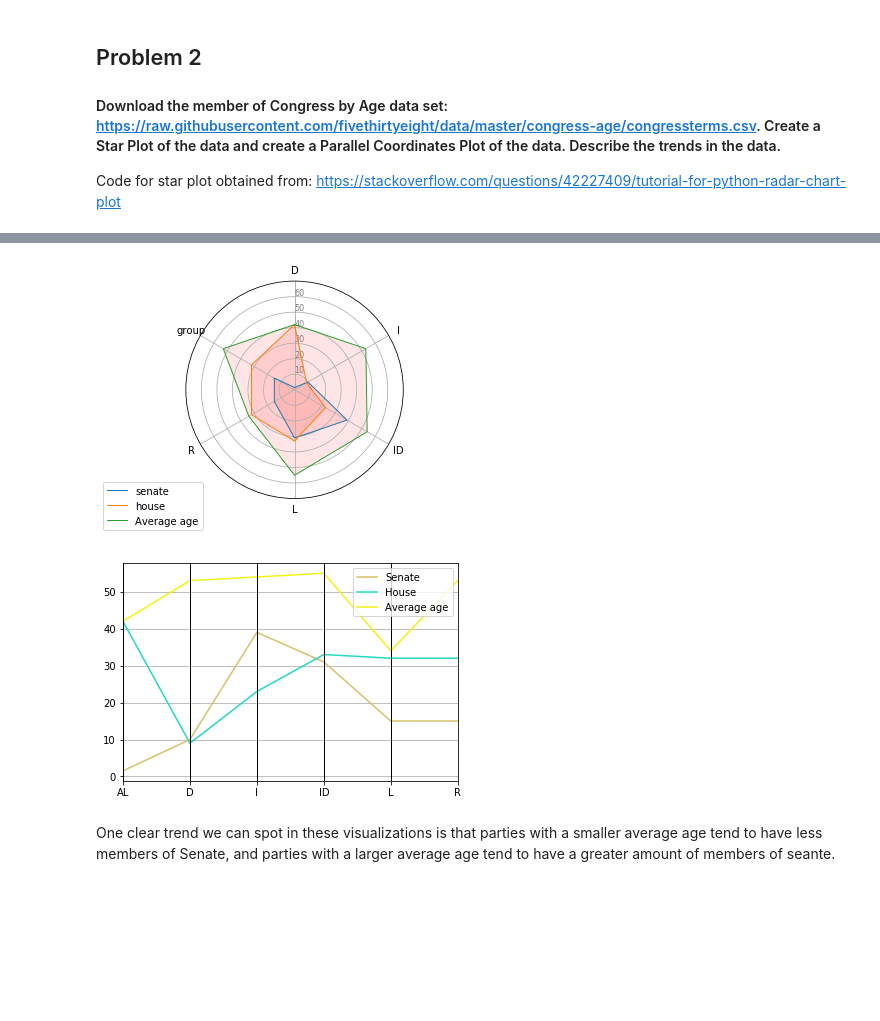
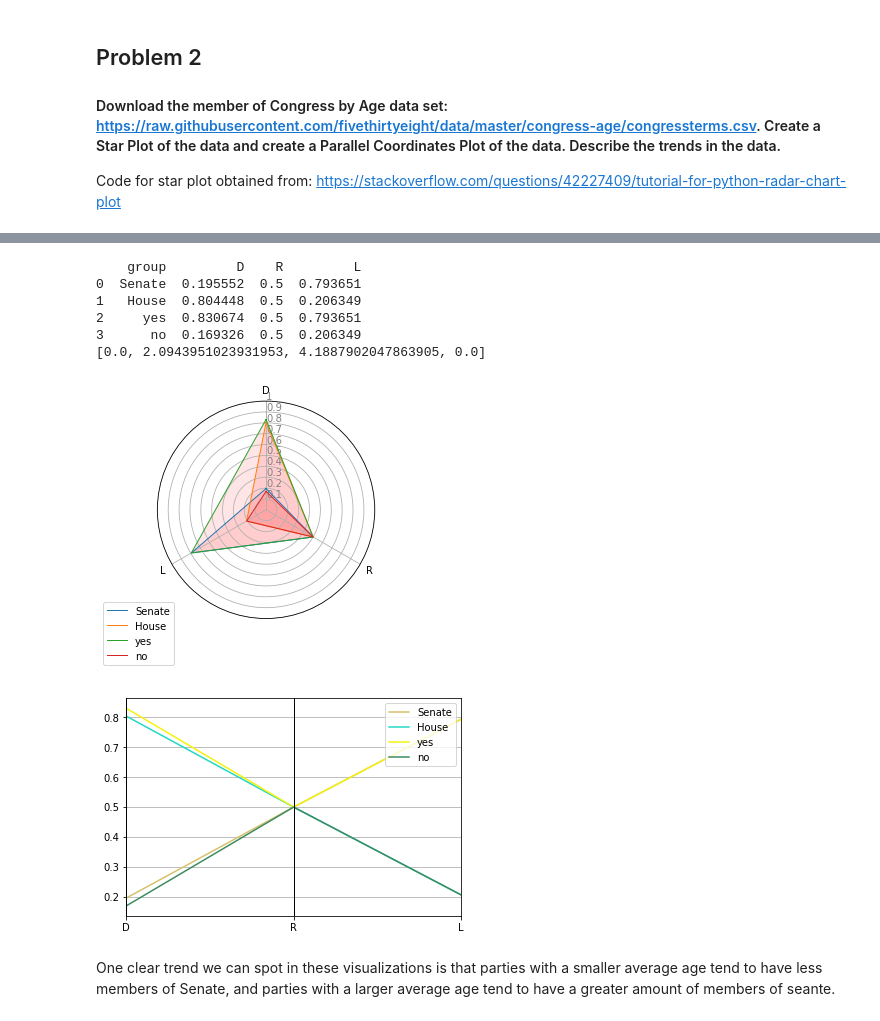
Before and after one commit to jesuszarate/VisForScientificData, a Jupyter notebook: Assignment1/Assignment1.ipynb, the cells around one changed output, grey strips where cells are left out. Drawn from its saved outputs; the diff is of its cells as text; code cells hidden in the pictures; blank space fills up the shorter version.

Commit message:
Getting better looking star plot using yes and no in incumbent col

```diff
--- a/Assignment1/Assignment1.ipynb
+++ b/Assignment1/Assignment1.ipynb
@@ -145,75 +213,85 @@ for d in data.iterrows():
 # %%
-group = ['senate','house','Average age']
-df = pd.DataFrame({
-'group': group,
-'AL': [ 1.5, 42, 42],
-'D': [ 10, 9, 53],
-'I': [ 39, 23, 54],
-'ID': [ 31, 33, 55],
-'L': [ 15, 32, 34],
-'R': [ 15, 32, 53],
-})
+# group = ['senate','house','Average age']
+# df = pd.DataFrame({
+# 'group': group,
+# 'AL': [ 1.5,42, 42],
+# 'D':  [ 10, 9,  53],
+# 'I':  [ 39, 23, 54],
+# 'ID': [ 31, 33, 55],
+# 'L':  [ 15, 32, 34],
+# 'R':  [ 15, 32, 53],
+# })
+
+print(df)
 
 # ------- PART 1: Create background
 
 # number of variable
 categories=list(df)[1:]
 N = len(categories)
 
-
 # What will be the angle of each axis in the plot? (we divide the plot / number of variable)
-# angles = [n / float(N) * 2 * pi for n in range(N)]
-# angles += angles[:1]
+angles = [n / float(N) * 2 * pi for n in range(N)]
+angles += angles[:1]
 
 
 # Initialise the spider plot
 ax = plt.subplot(111, polar=True)
 
-# # If you want the first axis to be on top:
+# # # If you want the first axis to be on top:
 ax.set_theta_offset(pi / 2)
 ax.set_theta_direction(-1)
 
-# # Draw one axe per variable + add labels labels yet
+# Draw one axe per variable + add labels labels yet
 plt.xticks(angles, categories)
+print(angles)
 
 # Draw ylabels
 ax.set_rlabel_position(0)
-plt.yticks([10,20,30,40,50,60], ["10","20","30","40","50","60"], color="grey", size=8)
-plt.ylim(0,70)
+plt.yticks([0.1,0.2,0.3,0.4,0.5,0.6,0.7,0.8,0.9,1],
+           ['0.1','0.2','0.3','0.4','0.5','0.6','0.7','0.8','0.9','1'],
+           color="grey", size=10)
+plt.ylim(0,1)
 
 # ------- PART 2: Add plots
-for i in range(0, 3):
+for i in range(0, 4):
     values=df.loc[i].drop('group').values.flatten().tolist()
     values += values[:1]
     ax.plot(angles, values, linewidth=1, linestyle='solid', label=group[i])
     ax.fill(angles, values, 'r', alpha=0.1)
 
 
-# # Add legend
+# Add legend
 plt.legend(loc='upper right', bbox_to_anchor=(0.1, 0.1))
 
 plt.show()
 # %% [output]
+    group         D    R         L
+0  Senate  0.195552  0.5  0.793651
+1   House  0.804448  0.5  0.206349
+2     yes  0.830674  0.5  0.793651
+3      no  0.169326  0.5  0.206349
+[0.0, 2.0943951023931953, 4.1887902047863905, 0.0]
-[figure, old version]
+[figure, new version]
 # %%
 from pandas.plotting import parallel_coordinates
 
-group = ['Senate','House','Average age']
+# group = ['Senate','House','Average age']
 
-df = pd.DataFrame({
-'group' : group,
-'AL': [ 1.5, 42, 42],
-'D': [ 10, 9, 53],
-'I': [ 39, 23, 54],
-'ID': [ 31, 33, 55],
-'L': [ 15, 32, 34],
-'R': [ 15, 32, 53],
-})
+# df = pd.DataFrame({
+# 'group' : group,
+# 'AL': [ 1.5, 42, 42],
+# 'D': [ 10, 9, 53],
+# 'I': [ 39, 23, 54],
+# 'ID': [ 31, 33, 55],
+# 'L': [ 15, 32, 34],
+# 'R': [ 15, 32, 53],
+# })
 
 parallel_coordinates(df, 'group')
 plt.show()
 # %% [output]
-[figure, old version]
+[figure, new version]
 # %% [markdown]
 One clear trend we can spot in these visualizations is that parties with a smaller average age tend to have less members of Senate, and parties with a larger average age tend to have a greater amount of members of seante.
 # %% [markdown]
```
Also changed, not shown: parts of 6 cells of this notebook.
